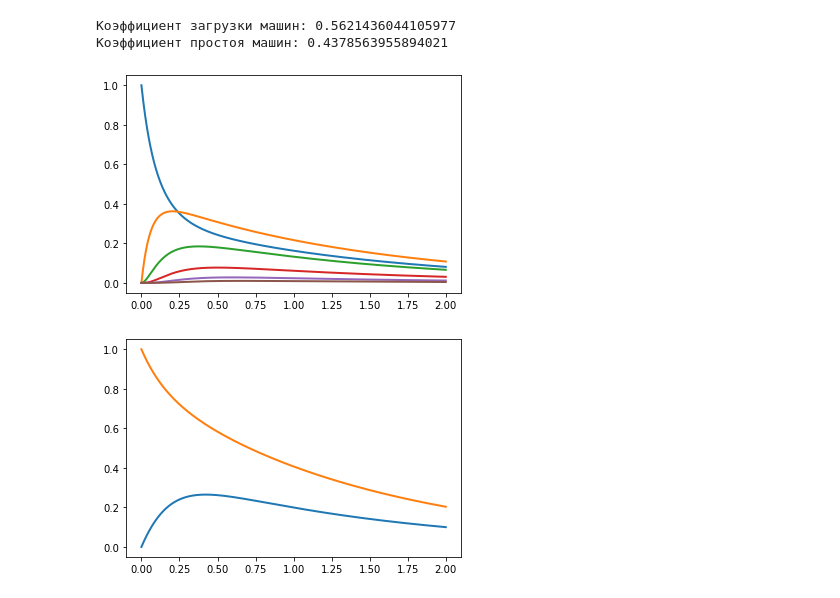
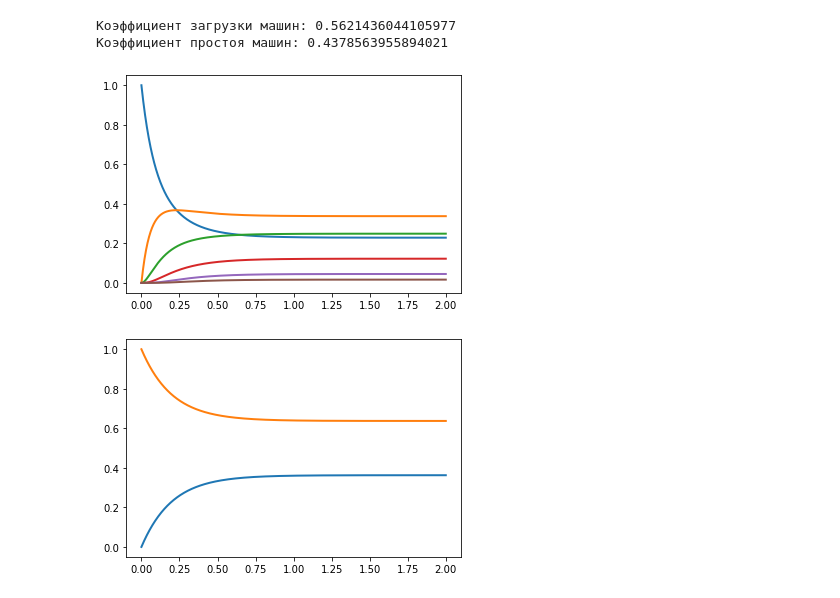
Before and after one commit to SkymeFactor/AppMath, a Jupyter notebook: Lab4/Lab-4.ipynb, the cells around one changed output. Saved outputs shown, nothing was run; the diff lists cells and outputs as text; code cells hidden in the pictures.

Commit message:
Some changes in graph

```diff
--- a/Lab4/Lab-4.ipynb
+++ b/Lab4/Lab-4.ipynb
@@ -101,27 +101,26 @@ print("Коэффициент простоя машин: " + str(M_Y/r))
 Коэффициент простоя машин: 0.4378563955894021
 # %%
 def f(y, t):
-   y0, y1, y2, y3, y4, y5 = y[0], y[1], y[2], y[3], y[4], y[5]
-   return [-lamb*y0+mu*y1, lamb*y0-(lamb+mu)*y1+2*mu*y2, lamb*y1-(2*mu + lamb)*y2+2*mu*y3, lamb*y2-(3*mu+lamb)*y3 + 3*mu*y4, lamb*y3-(4*mu+lamb)*y4 + 4*mu*y5, lamb*y4 - 4*mu*y5]
-
+    y0, y1, y2, y3, y4, y5 = y[0], y[1], y[2], y[3], y[4], y[5]
+    return [-lamb*y0+mu*y1, lamb*y0-(lamb+mu)*y1+2*mu*y2, lamb*y1-(2*mu + lamb)*y2+3*mu*y3, lamb*y2-(3*mu+lamb)*y3 + 4*mu*y4, lamb*y3-(4*mu+lamb)*y4 + 4*mu*y5, lamb*y4 - 4*mu*y5]
 t = np.linspace(0, 2, 1000)
 y0 = [1, 0, 0, 0, 0, 0]
 w = odeint(f, y0, t)
 y1, y2, y3, y4, y5, y6 = [], [], [], [], [], []
 
 for i in range (len(w)):
    y1.append(w[i][0])
    y2.append(w[i][1])
    y3.append(w[i][2])
    y4.append(w[i][3])
    y5.append(w[i][4])
    y6.append(w[i][5])
 
 
 plt.plot(t, y1, t, y2, t, y3, t, y4, t, y5, t, y6, linewidth=2)
 plt.show()
 # %% [output]
-[figure, old version]
+[figure, new version]
 # %%
 k_z = np.zeros(len(t))
 k_p = np.zeros(len(t))
@@ -133,4 +132,4 @@ for i in range(len(t)):
 plt.plot(t, k_z, t, k_p, linewidth=2)
 plt.show()
 # %% [output]
-[figure, old version]
+[figure, new version]
```
Also changed, not shown: 2 other files.
